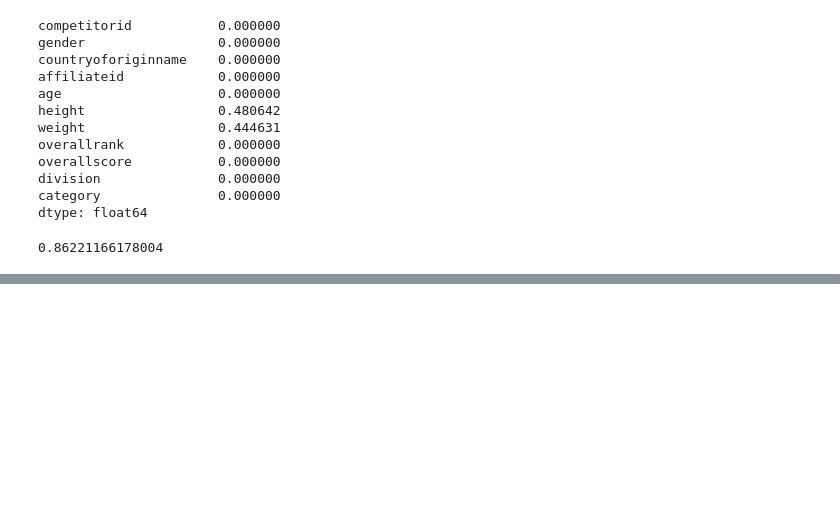
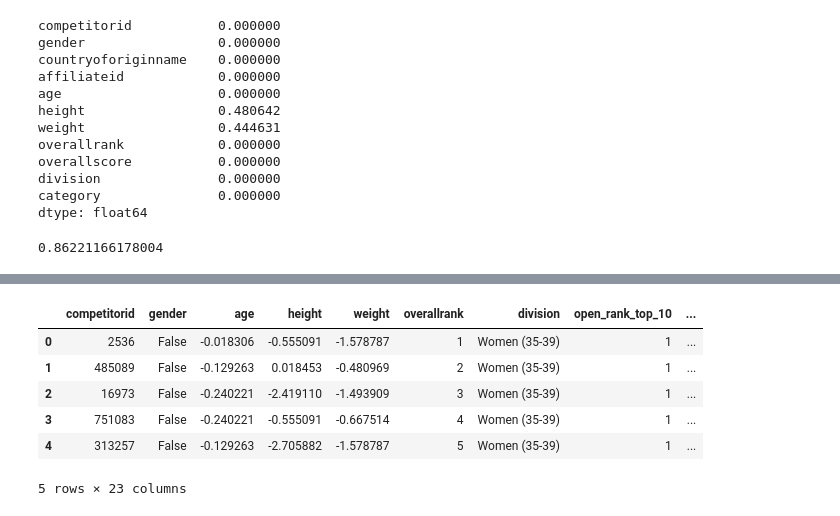
Before and after one commit to Pabsm94/DataScientist_Nanodegree_Udacity, a Jupyter notebook: [DS Nanodegree] - Project 1.ipynb, the cells around one changed output, grey strips where cells are left out. Saved outputs shown, nothing was run; the diff lists cells and outputs as text; code cells hidden in the pictures; blank space fills up the shorter version.

```diff
--- a/[DS Nanodegree] - Project 1.ipynb
+++ b/[DS Nanodegree] - Project 1.ipynb
@@ -276,0 +298,4 @@ df_encoded = pd.get_dummies(df_encoded, columns=['overallrank','division','categ
+# %%
+df_encoded_4 = df_encoded_4[['competitorid','games_rank','division']]
+# %%
+df_encoded_4['games_rank'].fillna(999,inplace=True)
@@ -276,0 +308,10 @@ df_encoded = pd.get_dummies(df_encoded, columns=['overallrank','division','categ
+# %%
+model_data.head()
+# %% [output]
+|  | competitorid | gender | age | height | weight | overallrank | division | open_rank_top_10 | ... |
+| 0 | 2536 | False | -0.018306 | -0.555091 | -1.578787 | 1 | Women (35-39) | 1 | ... |
+| 1 | 485089 | False | -0.129263 | 0.018453 | -0.480969 | 2 | Women (35-39) | 1 | ... |
+| 2 | 16973 | False | -0.240221 | -2.419110 | -1.493909 | 3 | Women (35-39) | 1 | ... |
+| 3 | 751083 | False | -0.240221 | -0.555091 | -0.667514 | 4 | Women (35-39) | 1 | ... |
+| 4 | 313257 | False | -0.129263 | -2.705882 | -1.578787 | 5 | Women (35-39) | 1 | ... |
+5 rows × 23 columns
```
Also changed, not shown: parts of 25 cells of this notebook.
